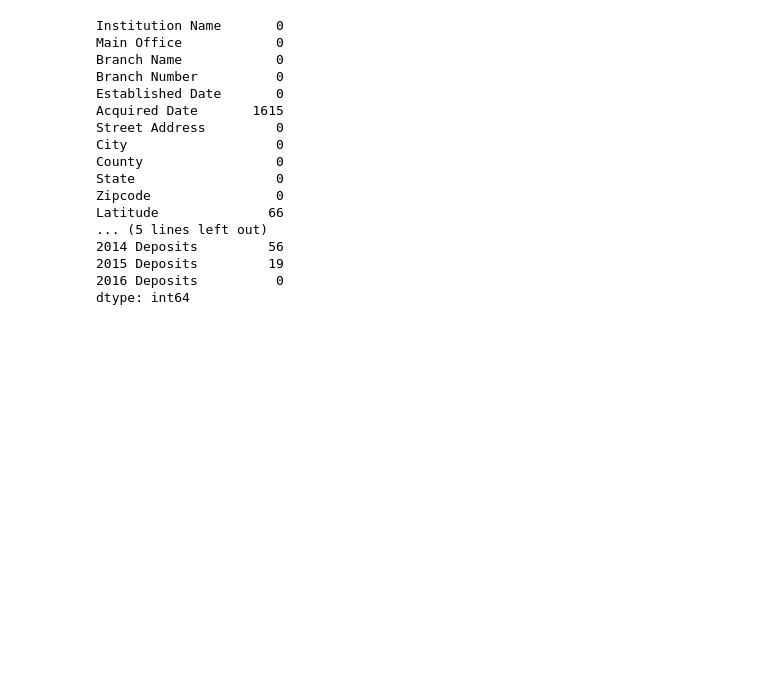
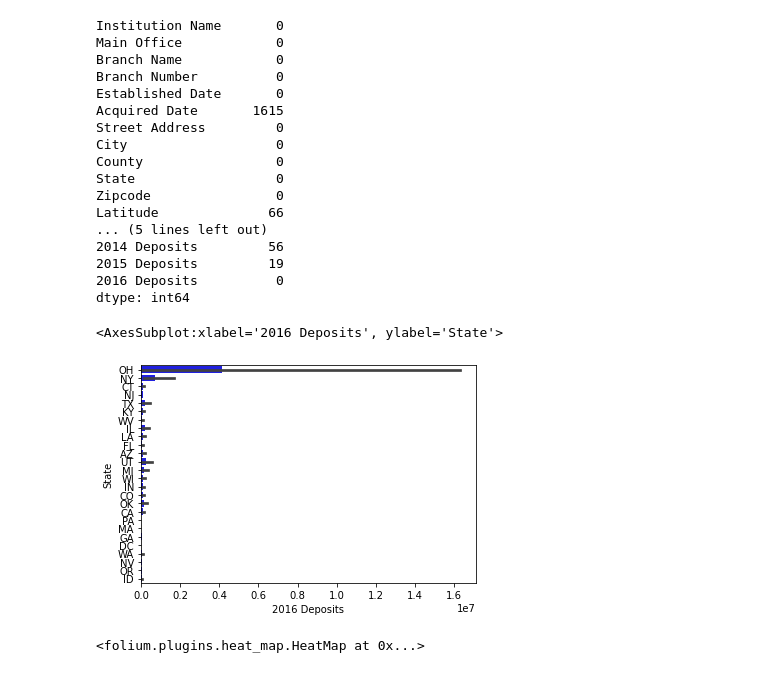
Before and after one commit to nkbuddy/chasebankDA, a Jupyter notebook: chase.ipynb, the cells around one changed output. Saved outputs shown, nothing was run; the diff lists cells and outputs as text; code cells hidden in the pictures; blank space fills up the shorter version.

```diff
--- a/chase.ipynb
+++ b/chase.ipynb
@@ -24,3 +48,21 @@ Latitude              66
 2015 Deposits         19
 2016 Deposits          0
 dtype: int64
+# %%
+sns.barplot(x="2016 Deposits", y="State", data=df,color="b")
+# %% [output]
+<AxesSubplot:xlabel='2016 Deposits', ylabel='State'>
+[figure, added]
+# %%
+filtered_df = df.dropna(subset=['Latitude', 'Longitude'])
+
+# Create a map object centered on the United States
+m = folium.Map(location=[37.0902, -95.7129], zoom_start=4)
+
+# Generate a list of coordinates for the HeatMap layer
+coordinates = filtered_df[['Latitude', 'Longitude']].values
+
+# Add the HeatMap layer to the map
+HeatMap(coordinates).add_to(m)
+# %% [output]
+<folium.plugins.heat_map.HeatMap at 0x...>
```
Also changed, not shown: parts of 6 cells of this notebook.
